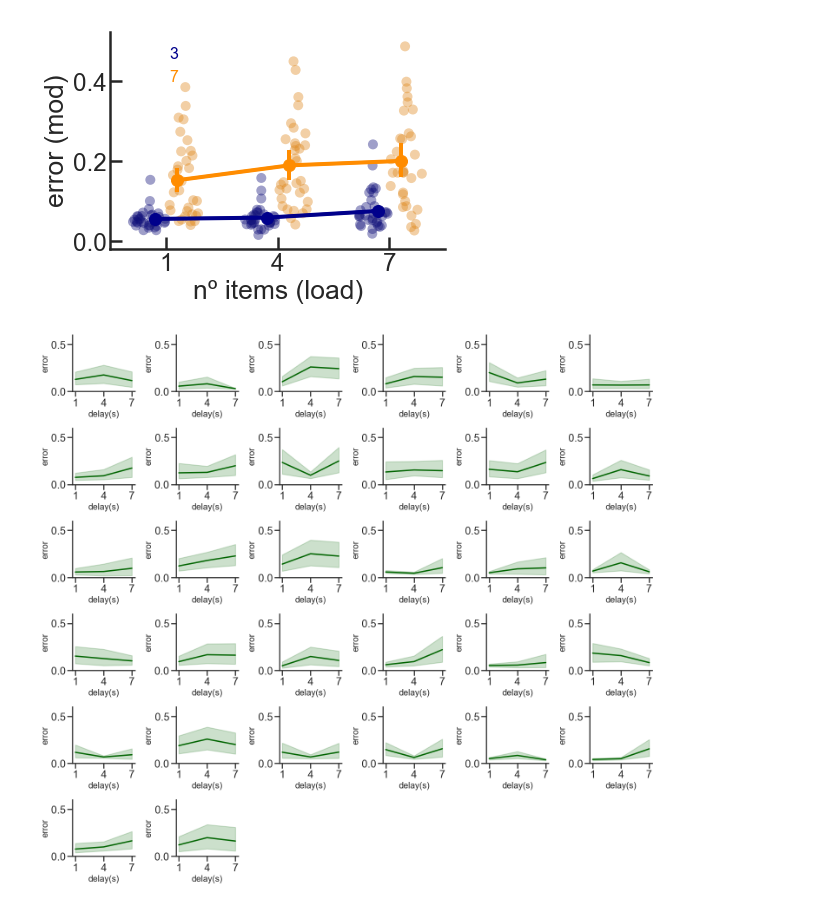
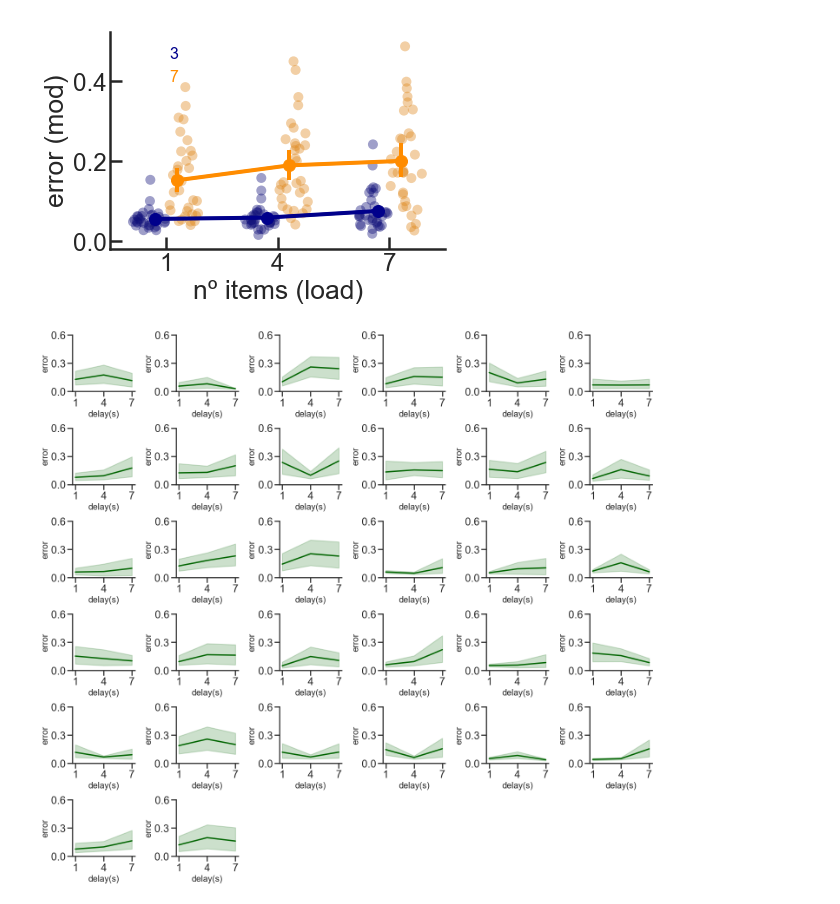
Before and after one commit to davidbestue/outreach_wm, a Jupyter notebook: analysis/summary_analysis.ipynb, the cells around one changed output. Cells and saved outputs as stored; diff of their text form; code cells hidden in the pictures.

```diff
--- a/analysis/summary_analysis.ipynb
+++ b/analysis/summary_analysis.ipynb
@@ -354,21 +378,22 @@ plt.show()
 # %%
 plt.figure(figsize=(20,    math.ceil(len(df_.subj.unique()) /6 )*3))
 for s in df_.subj.unique():
     plt.subplot(math.ceil(len(df_.subj.unique()) /6 ),6,s+1)
     sns.lineplot(x='delay', y='module', data=df_.loc[df_['subj']==s], color='darkgreen')
     plt.ylabel('error', fontsize=20)
     plt.xlabel('delay(s)', fontsize=20)
     plt.xticks([1,4,7])
     plt.gca().spines['right'].set_visible(False)  # aesthetics                                                                              # remove right spines
     plt.gca().spines['top'].set_visible(False)                                                                                  # remove top spines
     plt.gca().get_xaxis().tick_bottom()
     plt.gca().get_yaxis().tick_left()
     plt.ylim(0, 0.6)
+    plt.yticks([0, 0.3, 0.6])
 
 ##
 plt.tight_layout()
 # %% [output]
-[figure, old version]
+[figure, new version]
 # %%
 plt.figure(figsize=(20,    math.ceil(len(df_.subj.unique()) /6 )*3))
 for s in df_.subj.unique():
```
Also changed, not shown: parts of 5 cells of this notebook.
